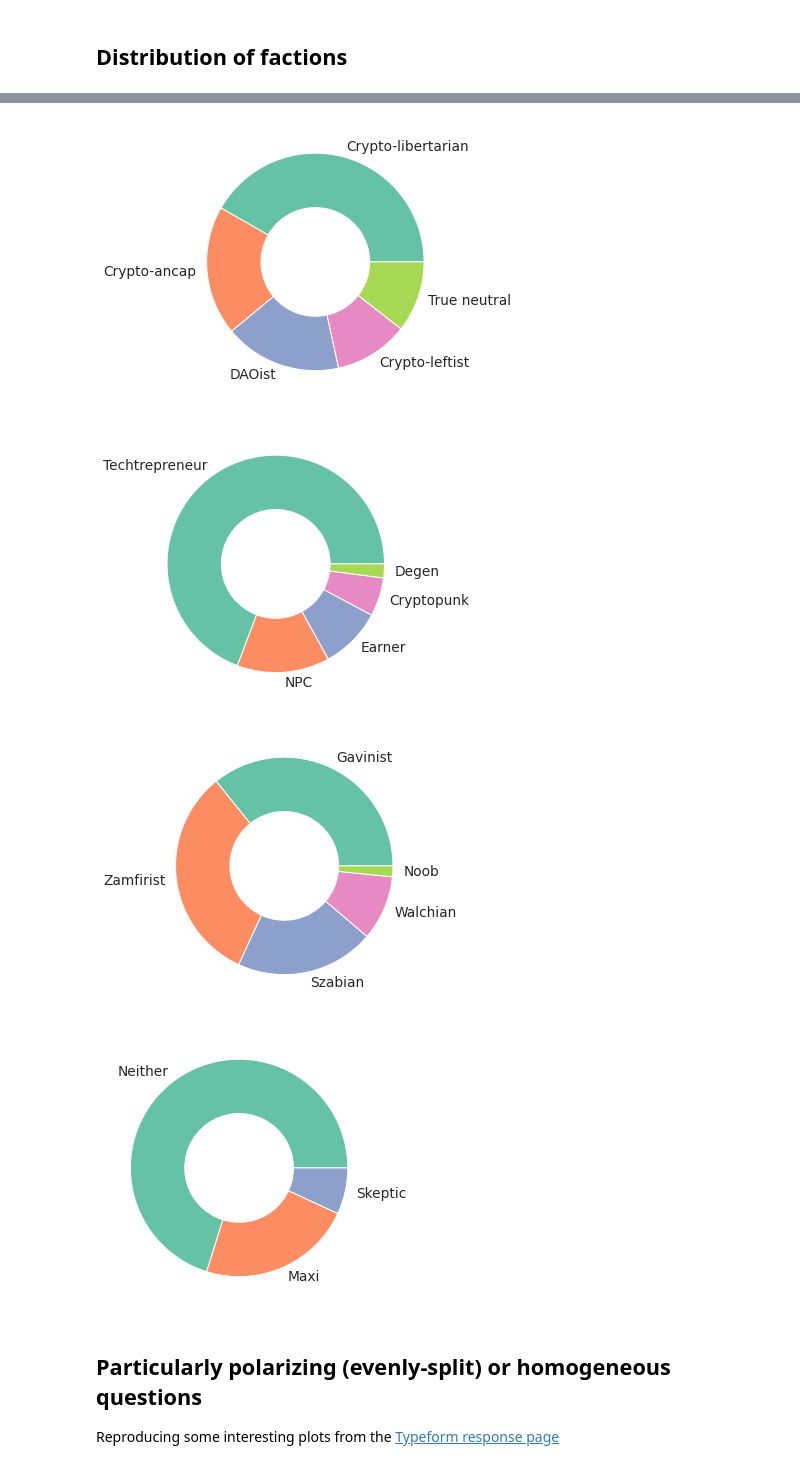
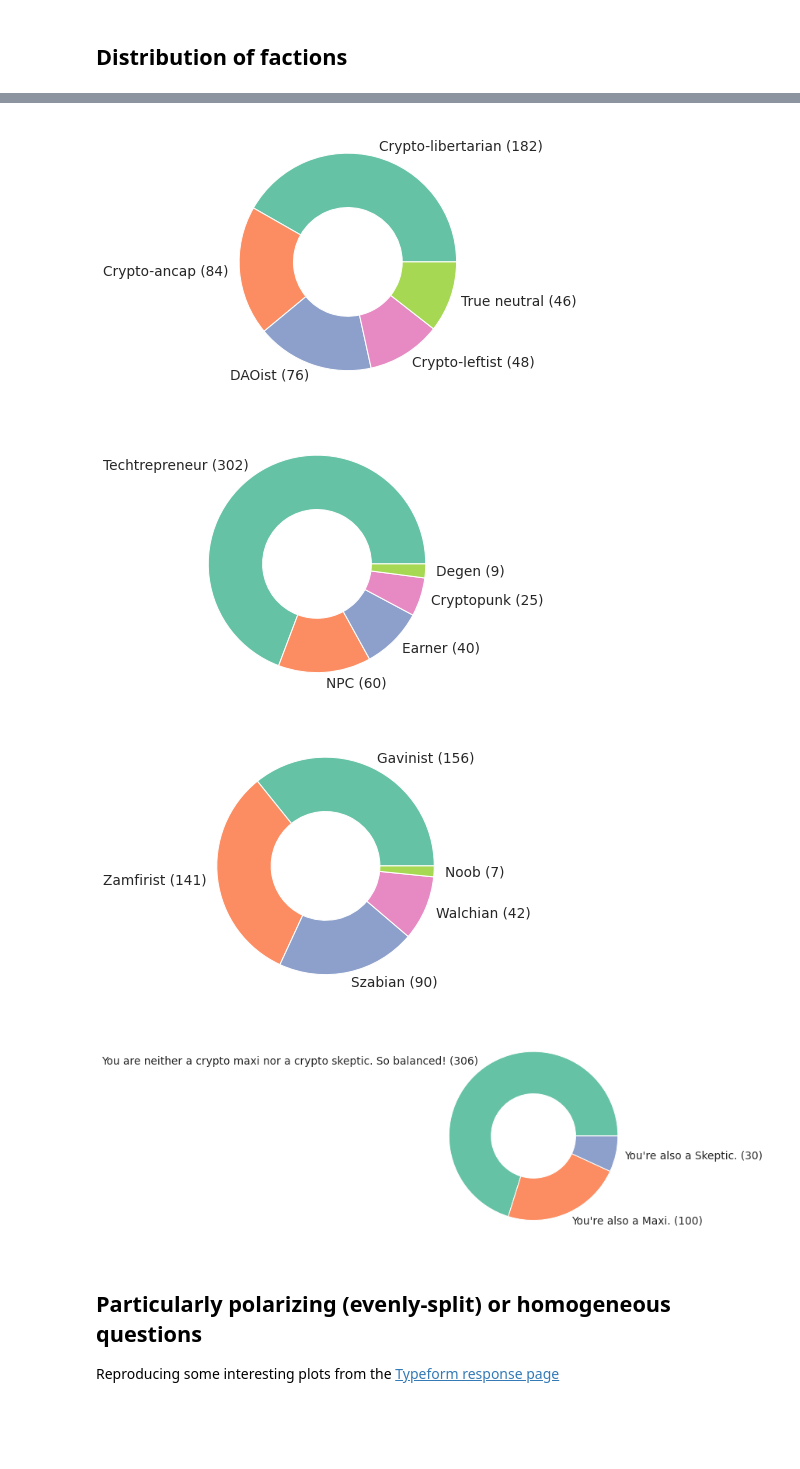
Before and after one commit to notchia/metagov, a Jupyter notebook: cryptopolitics_survey_analysis.ipynb, the cells around one changed output, grey strips where cells are left out. Cells and saved outputs as stored; diff of their text form; code cells hidden in the pictures; blank space fills up the shorter version.

```diff
--- a/cryptopolitics_survey_analysis.ipynb
+++ b/cryptopolitics_survey_analysis.ipynb
@@ -93,6 +94,6 @@ for col in cols_questions[:-1]:
 # Pie chart for overall faction
 vals = df_results['classification'].value_counts()
 plt.figure()
-labels = vals.keys()
+labels = [f"{k} ({v})" for k, v in vals.items()]
 fig = plt.pie(vals, labels=labels, colors=sns.color_palette("Paired"), wedgeprops=dict(width=0.5))
 # %% [output]
@@ -100,19 +101,19 @@ fig = plt.pie(vals, labels=labels, colors=sns.color_palette("Paired"), wedgeprop
 # %%
 # Pie chart for specific dimensions
 for col in cols_results[1:]:
     vals = df_results[col].value_counts()
     plt.figure()
-    labels = vals.keys()
-    if col == 'maxi':
-        labelShortener = {"You are neither a crypto maxi nor a crypto skeptic. So balanced!": 'Neither',
-                          "You're also a Maxi.": 'Maxi', "You're also a Skeptic.": "Skeptic"}
-        labels = [labelShortener[x] for x in labels]
+    labels = [f"{k} ({v})" for k, v in vals.items()]#vals.keys()
+    #if col == 'maxi':
+    #    labelShortener = {"You are neither a crypto maxi nor a crypto skeptic. So balanced!": 'Neither',
+    #                      "You're also a Maxi.": 'Maxi', "You're also a Skeptic.": "Skeptic"}
+    #    labels = [labelShortener[x] for x in labels]
     plt.pie(vals, labels=labels, colors=sns.color_palette("Set2"), wedgeprops=dict(width=0.5))
 # %% [output]
-[figure, old version]
+[figure, new version]
-[figure, old version]
+[figure, new version]
-[figure, old version]
+[figure, new version]
-[figure, old version]
+[figure, new version]
 # %% [markdown]
 ## Particularly polarizing (evenly-split) or homogeneous questions
 Reproducing some interesting plots from the [Typeform response page](https://metagov.typeform.com/report/bz9SbjUU/ZY07qRfTs68oypzt)
```
Also changed, not shown: parts of 58 cells of this notebook.
